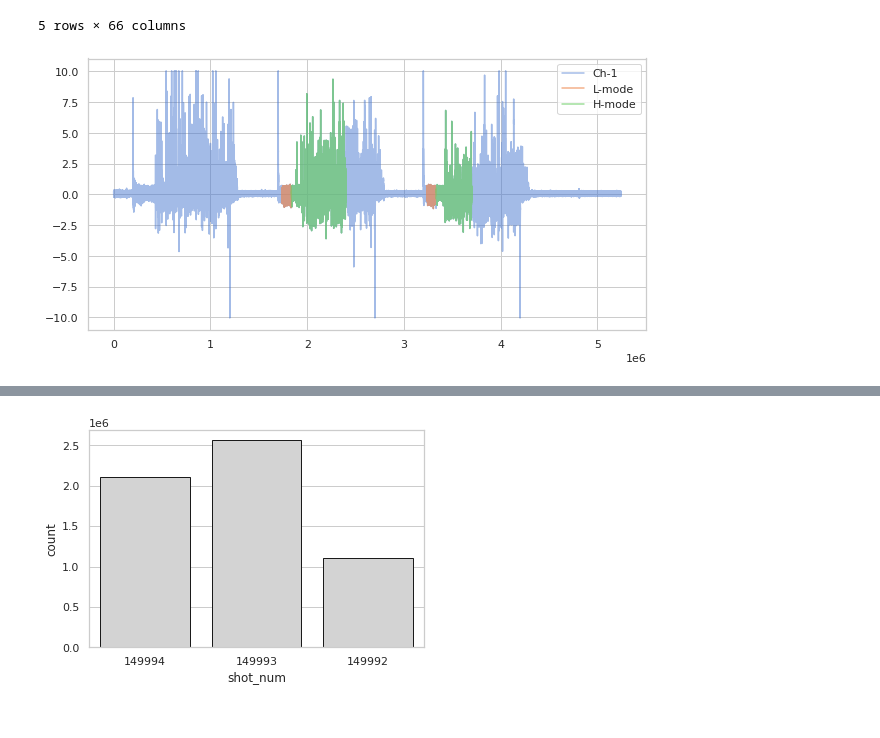
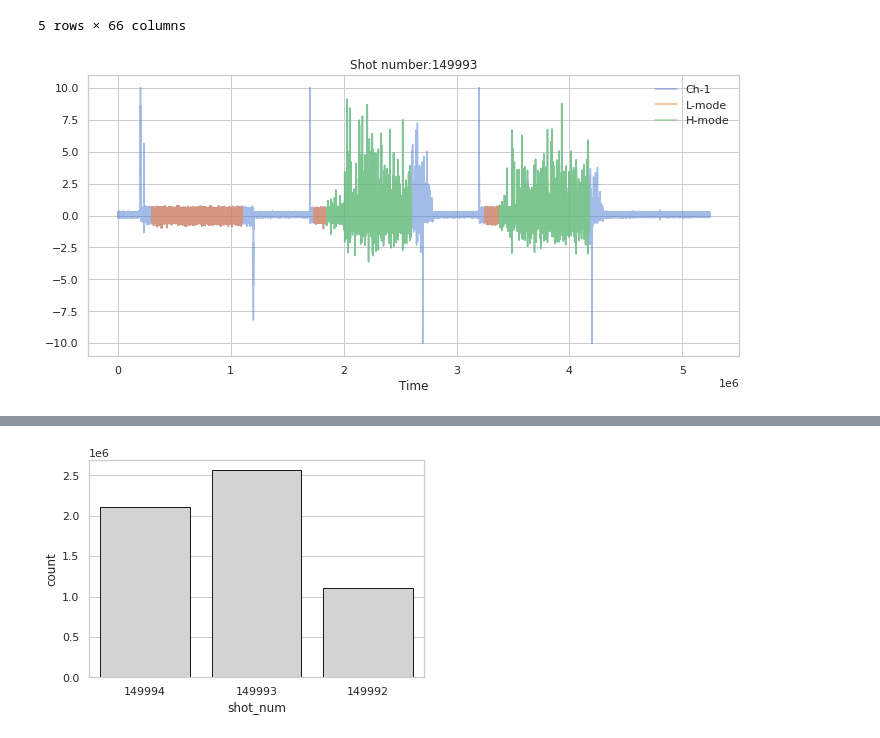
Before and after one commit to PlasmaControl/bes-edgeml-models, a Jupyter notebook: turbulence_regime_classification/notebooks/eda.ipynb, the cells around one changed output, grey strips where cells are left out. Cells and saved outputs as stored; diff of their text form; code cells hidden in the pictures.

Commit message:
Fix bugs in visualization.

```diff
--- a/turbulence_regime_classification/notebooks/eda.ipynb
+++ b/turbulence_regime_classification/notebooks/eda.ipynb
@@ -141,40 +141,52 @@ Name: mode, dtype: int64
 def get_start_stop(tstart:float, tstop:float, time:np.ndarray):
     return np.where(time == tstart)[0][0], np.where(time == tstop)[0][0]
 # %%
-f = h5py.File(f'{base_path}/data/bes_signals_149992.hdf5')
+shot_number = 149993
+f = h5py.File(f'{base_path}/data/bes_signals_{shot_number}.hdf5')
 ch_1_signal = np.array(f['signals']).transpose()[:, 0]
 time = np.array(f['time'])
 
 # l-mode
-tstart_l1 = 2540.0
-tstop_l1 = 2635.0
+tstart_l1 = 1100.0
+tstop_l1 = 1900.0
 start_l1, stop_l1 = get_start_stop(tstart_l1, tstop_l1, time)
 
+# l-mode
+tstart_l2 = 2540.0
+tstop_l2 = 2635.0
+start_l2, stop_l2 = get_start_stop(tstart_l2, tstop_l2, time)
+
 # h-mode
-tstart_h1 = 2638.0
-tstop_h1 = 3200.0
+tstart_h1 = 2650.0
+tstop_h1 = 3400.0
 start_h1, stop_h1 = get_start_stop(tstart_h1, tstop_h1, time)
 
 # l-mode
-tstart_l2 = 4038.0
-tstop_l2 = 4125.0
-start_l2, stop_l2 = get_start_stop(tstart_l2, tstop_l2, time)
+tstart_l3 = 4050.0
+tstop_l3 = 4165.0
+start_l3, stop_l3 = get_start_stop(tstart_l3, tstop_l3, time)
 
 # h-mode
-tstart_h2 = 4136.0
-tstop_h2 = 4500.0
+tstart_h2 = 4172.0
+tstop_h2 = 4975.0
 start_h2, stop_h2 = get_start_stop(tstart_h2, tstop_h2, time)
+
+f.close()
 
 fig, ax = plt.subplots(figsize=(10, 5))
 ax.plot(range(len(ch_1_signal)), ch_1_signal, color=colors[0], label='Ch-1', alpha=0.5)
 ax.plot(range(start_l1, stop_l1), ch_1_signal[start_l1:stop_l1], color=colors[1], label='L-mode', alpha=0.65)
 ax.plot(range(start_h1, stop_h1), ch_1_signal[start_h1:stop_h1], color=colors[2], label='H-mode', alpha=0.65)
 ax.plot(range(start_l2, stop_l2), ch_1_signal[start_l2:stop_l2], color=colors[1], alpha=0.65)
 ax.plot(range(start_h2, stop_h2), ch_1_signal[start_h2:stop_h2], color=colors[2], alpha=0.65)
-ax.legend()
+ax.plot(range(start_l3, stop_l3), ch_1_signal[start_l3:stop_l3], color=colors[1], alpha=0.65)
+ax.legend(frameon=False)
+ax.set_xlabel('Time')
+ax.set_title(f'Shot number:{shot_number}')
+plt.tight_layout()
 plt.show()
 # %% [output]
-[figure, old version]
+[figure, new version]
 # %%
 data.info()
 # %% [output]
```
Also changed, not shown: parts of 2 cells of this notebook.
